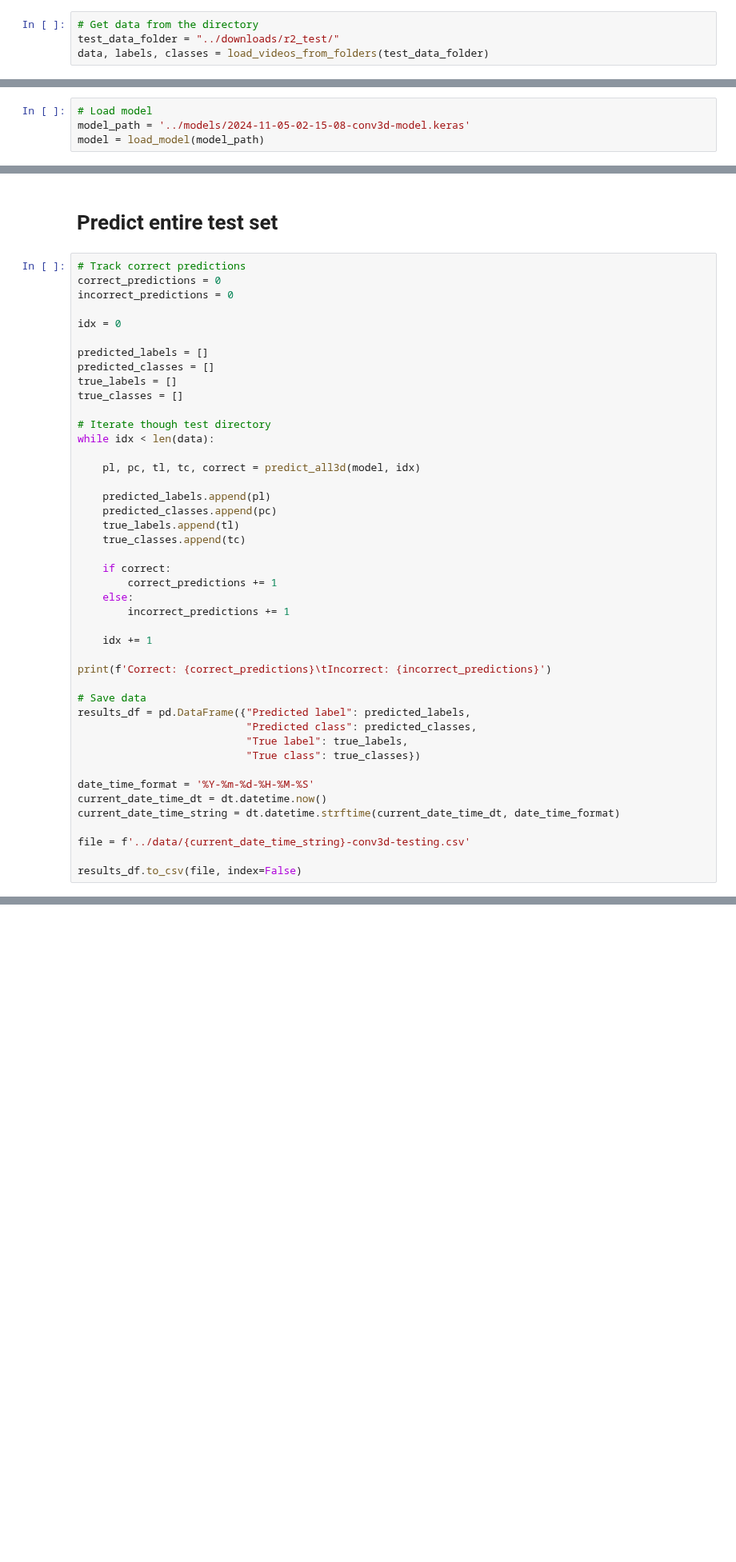
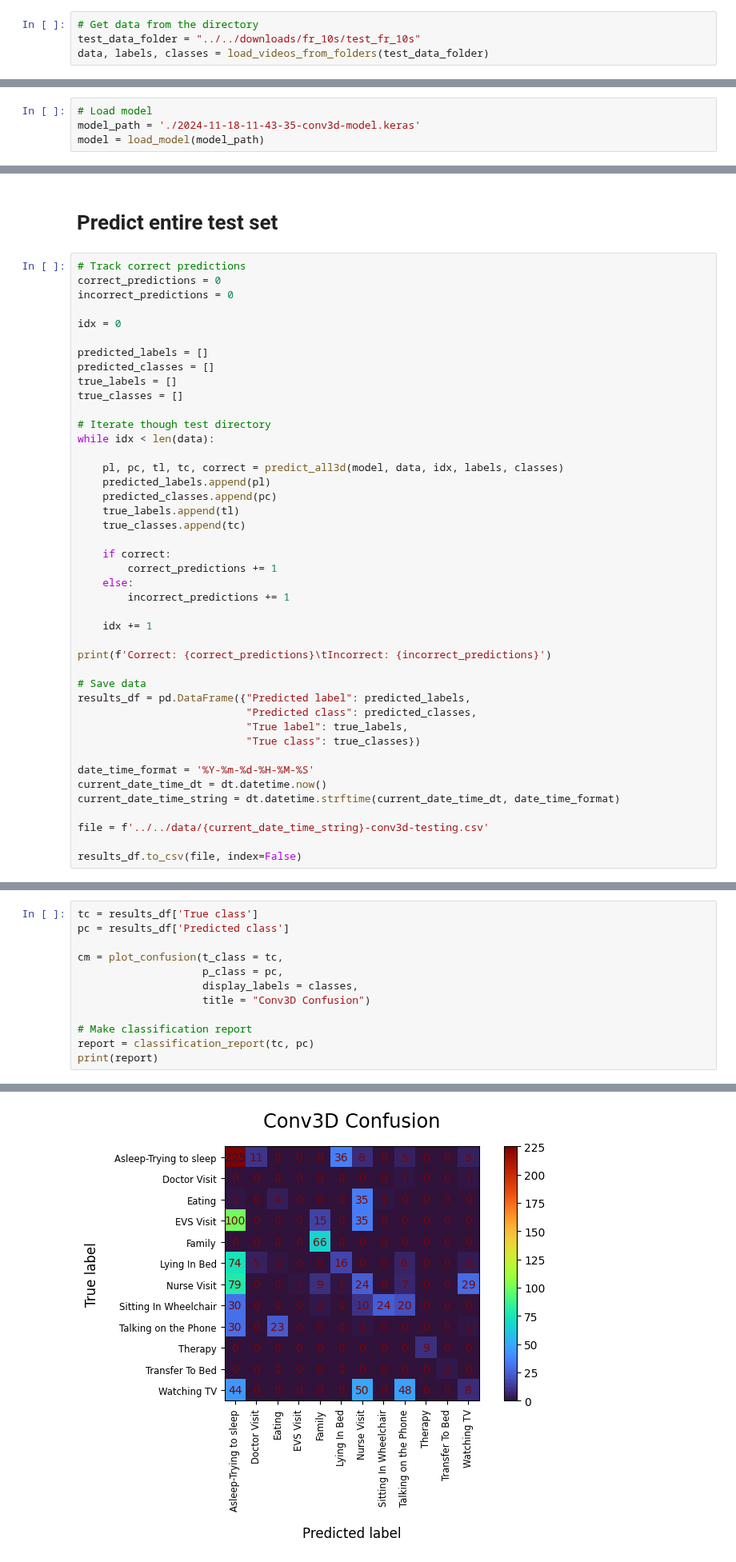
Before and after one commit to AI-For-Wearables-PAM/activity-recog, a Jupyter notebook: model_types/conv3d/test3d.ipynb, the cells around one changed output, grey strips where cells are left out. Shown at 80% size. Cells and saved outputs as stored; diff of their text form; blank space fills up the shorter version.

Commit message:
Add conv3d confusion matrix and report
Signed-off-by: James Cole <40645190+jamescoledesign@users.noreply.github.com>

```diff
--- a/model_types/conv3d/test3d.ipynb
+++ b/model_types/conv3d/test3d.ipynb
@@ -167,7 +167,7 @@ def predict_one3d(model, dir, random=False, **kwargs):
 ## Access data, labels, and classes in the dataset
 # %%
 # Get data from the directory
-test_data_folder = "../downloads/r2_test/"
+test_data_folder = "../../downloads/fr_10s/test_fr_10s"
 data, labels, classes = load_videos_from_folders(test_data_folder)
 # %%
 # data[0][0]
@@ -226,7 +226,7 @@ Max pooled kernel size: 3
 ## Load a trained model
 # %%
 # Load model
-model_path = '../models/2024-11-05-02-15-08-conv3d-model.keras'
+model_path = './2024-11-18-11-43-35-conv3d-model.keras'
 model = load_model(model_path)
 # %% [markdown]
 ## Predict one video
@@ -287,8 +286,7 @@ true_classes = []
 # Iterate though test directory
 while idx < len(data):
 
-    pl, pc, tl, tc, correct = predict_all3d(model, idx)
-
+    pl, pc, tl, tc, correct = predict_all3d(model, data, idx, labels, classes)
     predicted_labels.append(pl)
     predicted_classes.append(pc)
     true_labels.append(tl)
@@ -313,7 +311,7 @@ date_time_format = '%Y-%m-%d-%H-%M-%S'
 current_date_time_dt = dt.datetime.now()
 current_date_time_string = dt.datetime.strftime(current_date_time_dt, date_time_format)
 
-file = f'../data/{current_date_time_string}-conv3d-testing.csv'
+file = f'../../data/{current_date_time_string}-conv3d-testing.csv'
 
 results_df.to_csv(file, index=False)
 # %% [output]
@@ -336,0 +447,13 @@ Predicted class: Resting        True class: Watching TV
+# %%
+tc = results_df['True class']
+pc = results_df['Predicted class']
+
+cm = plot_confusion(t_class = tc,
+                    p_class = pc,
+                    display_labels = classes,
+                    title = "Conv3D Confusion")
+
+# Make classification report
+report = classification_report(tc, pc)
+print(report)
+# %% [output]
@@ -336,0 +478 @@ Predicted class: Resting        True class: Watching TV
+[figure, added]
```
Also changed, not shown: parts of 9 cells of this notebook, 3 other files.
